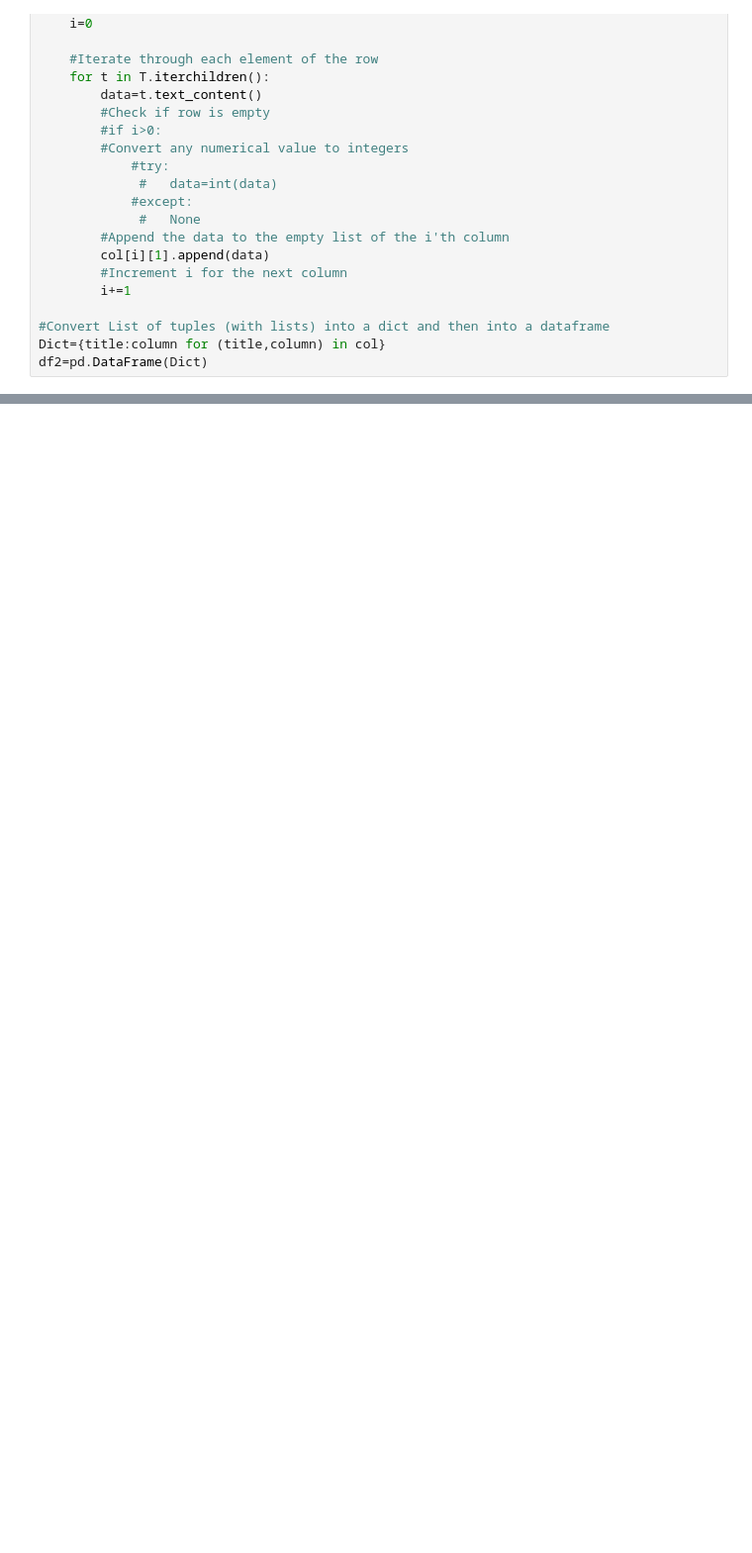
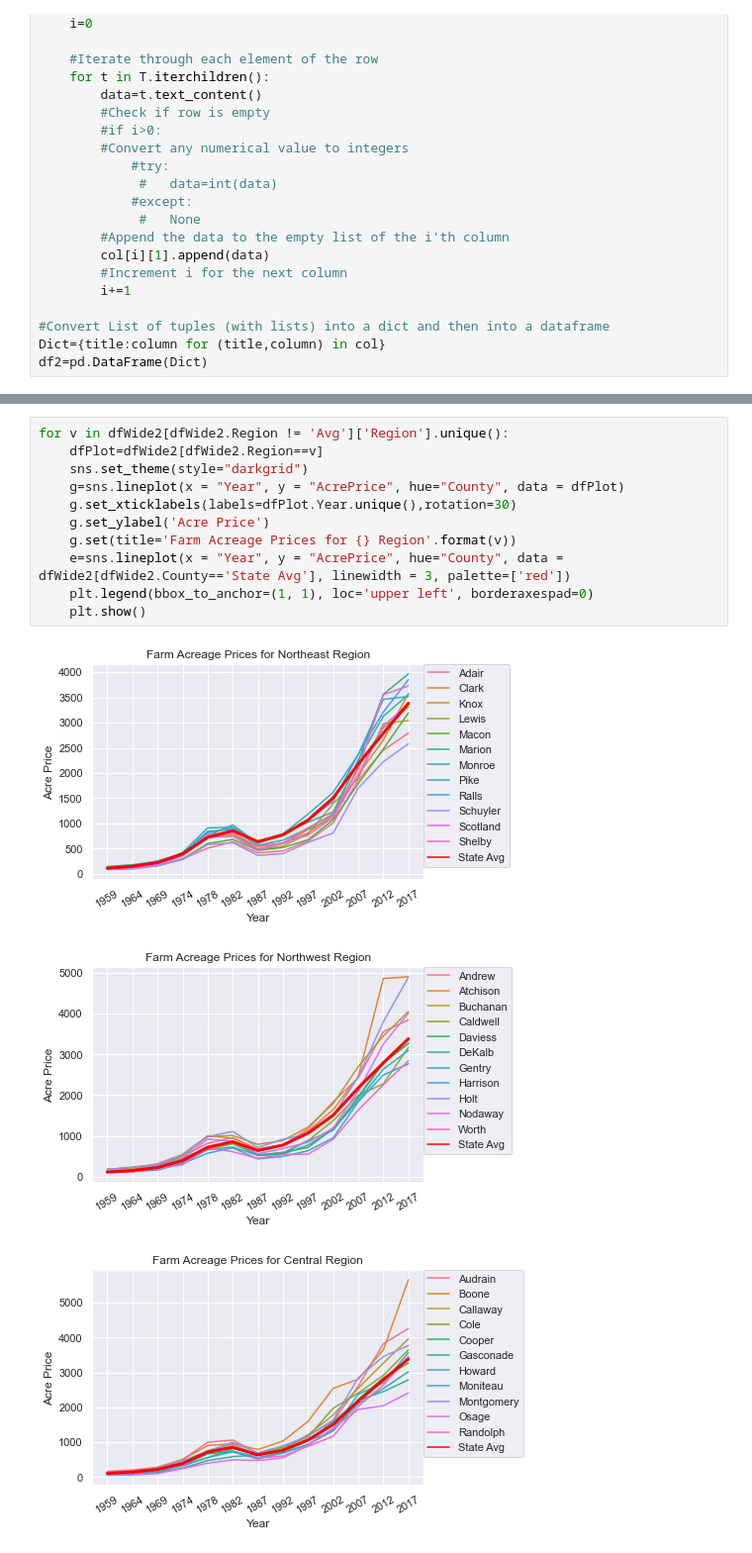
Before and after one commit to EricWismar/Forecast_Missouri_Land_Value, a Jupyter notebook: Land Value Forecast.ipynb, the cells around one changed output, grey strips where cells are left out. Shown at 99% size. Drawn from its saved outputs; the diff is of its cells as text; blank space fills up the shorter version.

```diff
--- a/Land Value Forecast.ipynb
+++ b/Land Value Forecast.ipynb
@@ -164,0 +196,15 @@ array(['Northeast', 'Northwest', 'Central', 'Southwest', 'West Central',
+# %%
+for v in dfWide2[dfWide2.Region != 'Avg']['Region'].unique():
+    dfPlot=dfWide2[dfWide2.Region==v]
+    sns.set_theme(style="darkgrid")
+    g=sns.lineplot(x = "Year", y = "AcrePrice", hue="County", data = dfPlot)
+    g.set_xticklabels(labels=dfPlot.Year.unique(),rotation=30)
+    g.set_ylabel('Acre Price')
+    g.set(title='Farm Acreage Prices for {} Region'.format(v))
+    e=sns.lineplot(x = "Year", y = "AcrePrice", hue="County", data = dfWide2[dfWide2.County=='State Avg'], linewidth = 3, palette=['red'])
+    plt.legend(bbox_to_anchor=(1, 1), loc='upper left', borderaxespad=0)
+    plt.show()
+# %% [output]
+[figure, added]
+[figure, added]
+[figure, added]
```
Also changed, not shown: parts of 13 cells of this notebook.
